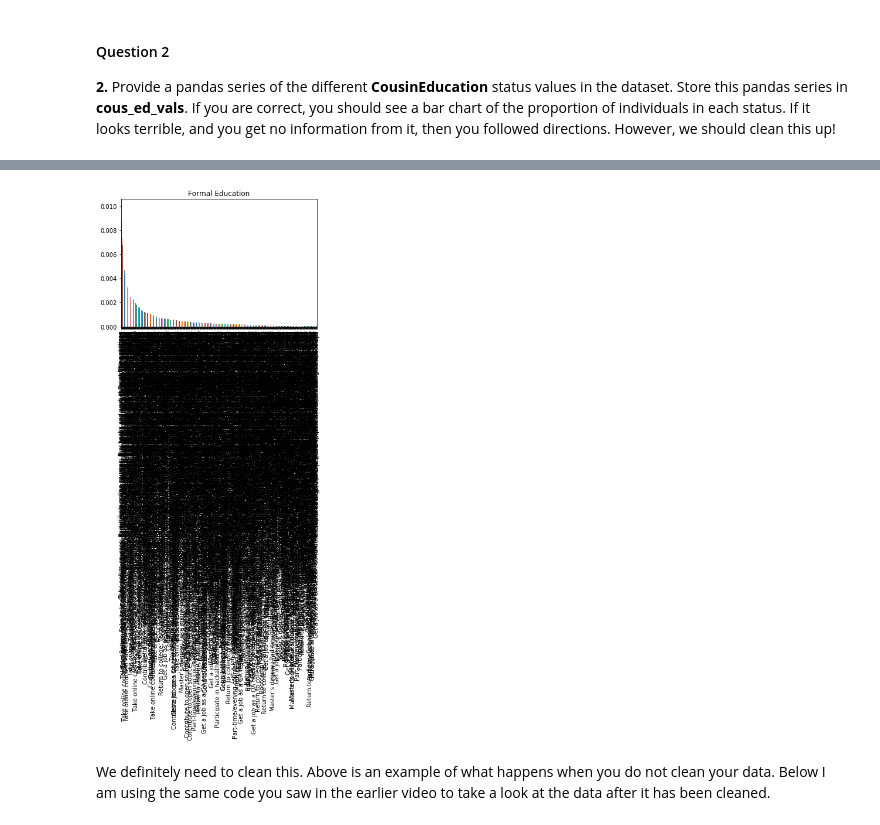
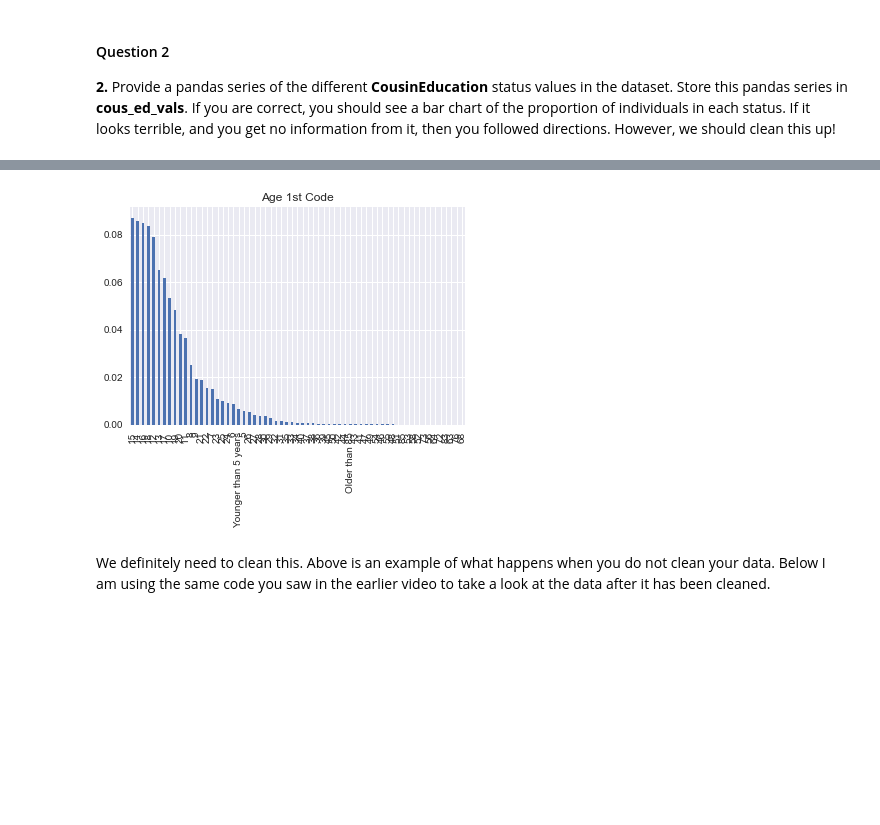
Before and after one commit to jessicayan12/Developer_Survey, a Jupyter notebook: developer_survey2020_explore.ipynb, the cells around one changed output, grey strips where cells are left out. Saved outputs shown, nothing was run; the diff lists cells and outputs as text; code cells hidden in the pictures; blank space fills up the shorter version.

```diff
--- a/developer_survey2020_explore.ipynb
+++ b/developer_survey2020_explore.ipynb
@@ -60,7 +60,7 @@ get_description('Age1stCode')
 
 **2.** Provide a pandas series of the different **CousinEducation** status values in the dataset.  Store this pandas series in **cous_ed_vals**.  If you are correct, you should see a bar chart of the proportion of individuals in each status.  If it looks terrible, and you get no information from it, then you followed directions.  However, we should clean this up!
 # %%
-cous_ed_vals = df.CousinEducation.value_counts()#Provide a pandas series of the counts for each CousinEducation status
+cous_1st_vals = df.Age1stCode.value_counts()#Provide a pandas series of the counts for each CousinEducation status
 
-cous_ed_vals # assure this looks right
+cous_1st_vals # assure this looks right
 # %% [output]
@@ -84,11 +84,11 @@ Name: CousinEducation, Length: 601, dtype: int64
 # %%
 # The below should be a bar chart of the proportion of individuals in your ed_vals
 # if it is set up correctly.
 
-(cous_ed_vals/df.shape[0]).plot(kind="bar");
-plt.title("Formal Education");
+(cous_1st_vals/df.shape[0]).plot(kind="bar");
+plt.title("Age 1st Code");
 # %% [output]
-[figure, old version]
+[figure, new version]
 # %% [markdown]
 We definitely need to clean this.  Above is an example of what happens when you do not clean your data. Below I am using the same code you saw in the earlier video to take a look at the data after it has been cleaned.
 # %%
```
Also changed, not shown: parts of 3 cells of this notebook.
